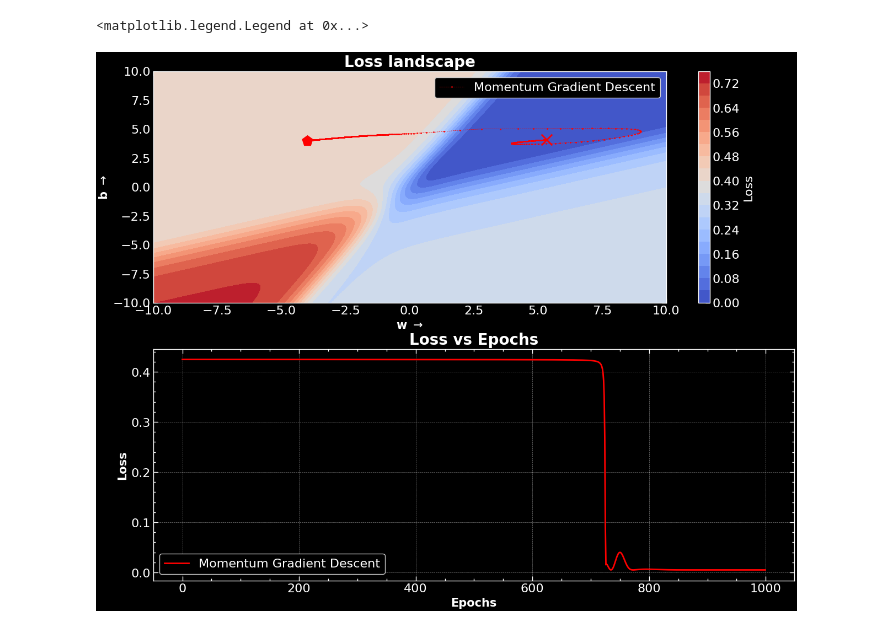
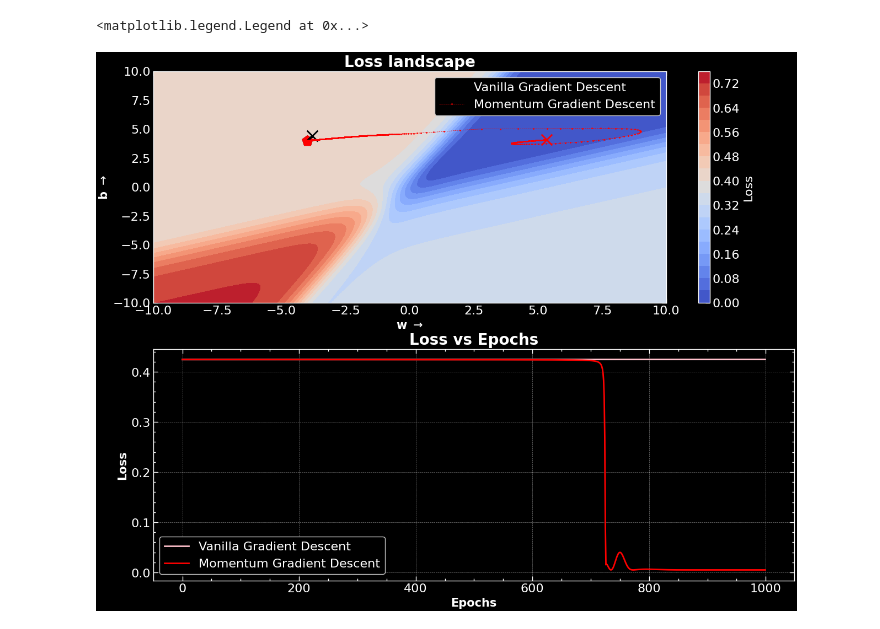
Before and after one commit to ScientificArchisman/Numerical-methods, a Jupyter notebook: Optimisation_algorithms/optim.ipynb, the cells around one changed output. Cells and saved outputs as stored; diff of their text form; code cells hidden in the pictures.

```diff
--- a/Optimisation_algorithms/optim.ipynb
+++ b/Optimisation_algorithms/optim.ipynb
@@ -152,29 +155,29 @@ sig = SigMoidOptimiser(xtrue, ytrue)
 # %%
 fig, ax = plt.subplots(2, 1, figsize=(15, 12))
 ax1, ax2 = ax.ravel()
 
 
 loss_matrix, w_vals, b_vals = sig.plot_loss_landscape(fig, ax1)
-# losses_VGD, ws_VGD, bs_VGD = sig.do_vanilla_gradient_descent(lr = 1.0, epochs = 1000, starting_point=(-2, 2.5))
+losses_VGD, ws_VGD, bs_VGD = sig.do_vanilla_gradient_descent(lr = 1.0, epochs = 1000, starting_point=(-4, 4))
 losses_MGD, ws_MGD, bs_MGD = sig.do_momentum_gradient_descent(lr = 1.0, epochs = 1000, gamma = 0.9, starting_point=(-4, 4))
 # losses_NMGD, ws_NMGD, bs_NMGD = sig.do_nesterov_accelerated_gradient_descent(lr = 0.02, epochs = 1000, gamma = 0.5)
 
-# sig.trace_path(ws_VGD, bs_VGD, "red", "Vanilla Gradient Descent", ax1)
+sig.trace_path(ws_VGD, bs_VGD, "black", "Vanilla Gradient Descent", ax1)
 
 sig.trace_path(ws_MGD, bs_MGD, "red", "Momentum Gradient Descent", ax1)
 # sig.trace_path(ws_NMGD, bs_NMGD, "green", "NAG", fig, ax1)
 
 
-# ax2.plot(losses_VGD, label = "Vanilla Gradient Descent", color = "pink")
+ax2.plot(losses_VGD, label = "Vanilla Gradient Descent", color = "pink")
 ax2.plot(losses_MGD, label = "Momentum Gradient Descent", color = "red")
 # ax2.plot(losses_NMGD, label = "NAG", color = "green")
 ax2.set_xlabel("Epochs", fontsize = 15, fontweight = "bold")
 ax2.set_ylabel("Loss", fontsize = 15, fontweight = "bold")
 ax2.set_title("Loss vs Epochs", fontsize = 20, fontweight = "bold")
 ax2.legend()
 # %% [output]
 <matplotlib.legend.Legend at 0x...>
-[figure, old version]
+[figure, new version]
 # %%
 fig, ax = plt.subplots(2, 1, figsize=(15, 12))
 
```
Also changed, not shown: parts of 2 cells of this notebook, 3 other files.
